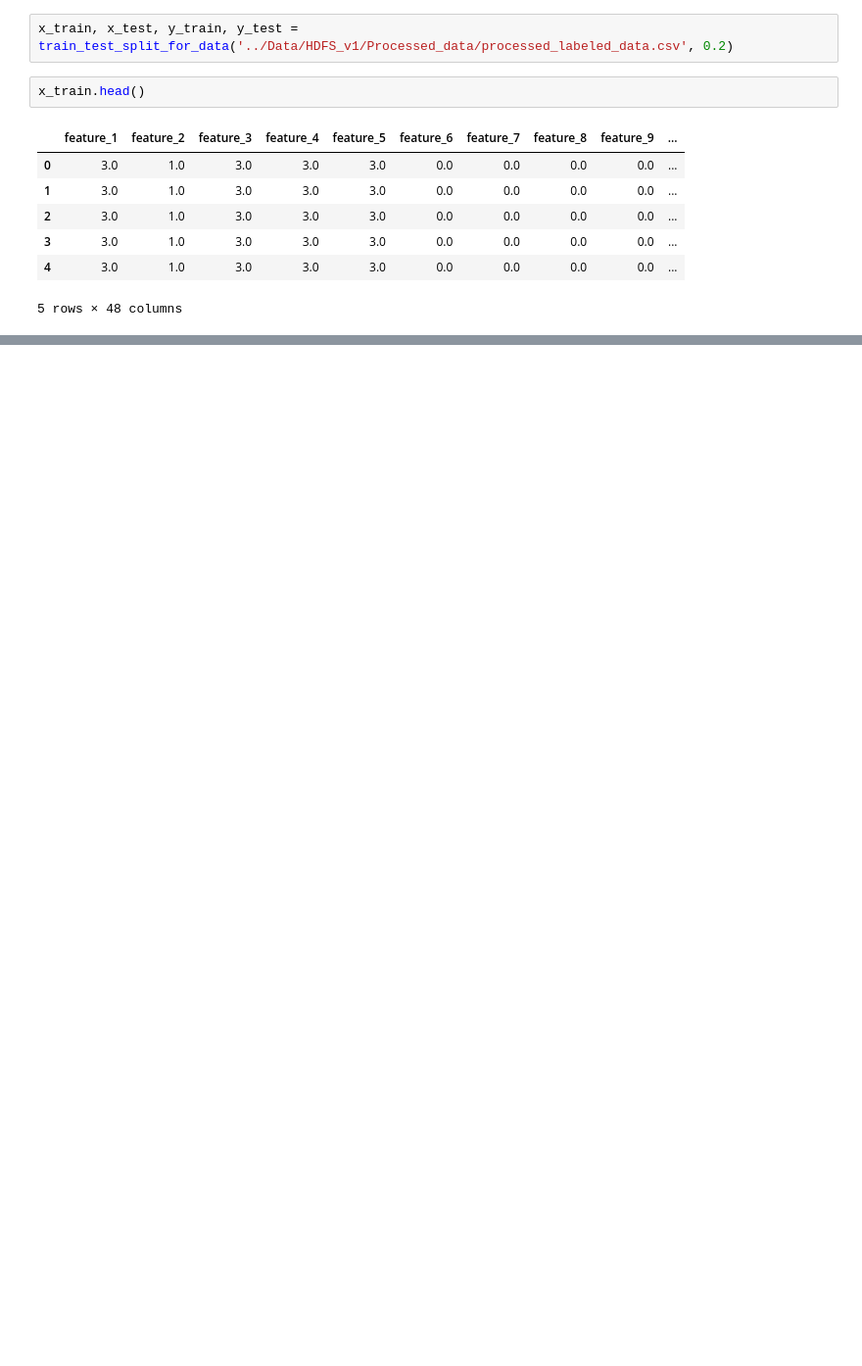
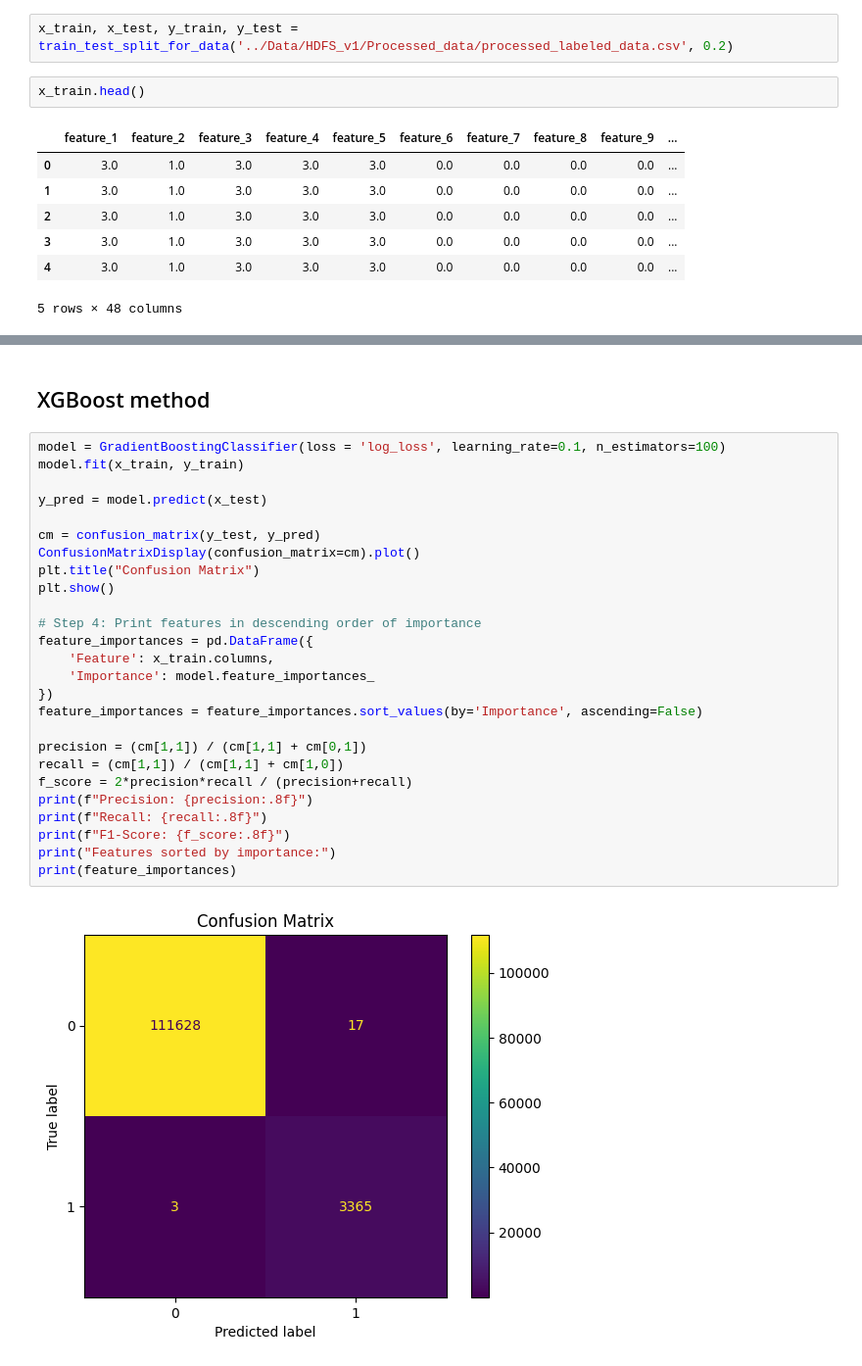
Before and after one commit to Flakon500/Interpretable-Loganomaly-Detection-project, a Jupyter notebook: Codes/models_with_count_vectors.ipynb, the cells around one changed output, grey strips where cells are left out. Shown at 98% size. Cells and saved outputs as stored; diff of their text form; blank space fills up the shorter version.

```diff
--- a/Codes/models_with_count_vectors.ipynb
+++ b/Codes/models_with_count_vectors.ipynb
@@ -41,0 +183,30 @@ Accuracy: 0.999209
+# %% [markdown]
+## XGBoost method
+# %%
+model = GradientBoostingClassifier(loss = 'log_loss', learning_rate=0.1, n_estimators=100)
+model.fit(x_train, y_train)
+
+y_pred = model.predict(x_test)
+
+cm = confusion_matrix(y_test, y_pred)
+ConfusionMatrixDisplay(confusion_matrix=cm).plot()
+plt.title("Confusion Matrix")
+plt.show()
+
+# Step 4: Print features in descending order of importance
+feature_importances = pd.DataFrame({
+    'Feature': x_train.columns,
+    'Importance': model.feature_importances_
+})
+feature_importances = feature_importances.sort_values(by='Importance', ascending=False)
+
+precision = (cm[1,1]) / (cm[1,1] + cm[0,1])
+recall = (cm[1,1]) / (cm[1,1] + cm[1,0])
+f_score = 2*precision*recall / (precision+recall)
+print(f"Precision: {precision:.8f}")
+print(f"Recall: {recall:.8f}")
+print(f"F1-Score: {f_score:.8f}")
+print("Features sorted by importance:")
+print(feature_importances)
+# %% [output]
+[figure, added]
```
Also changed, not shown: parts of 13 cells of this notebook.
